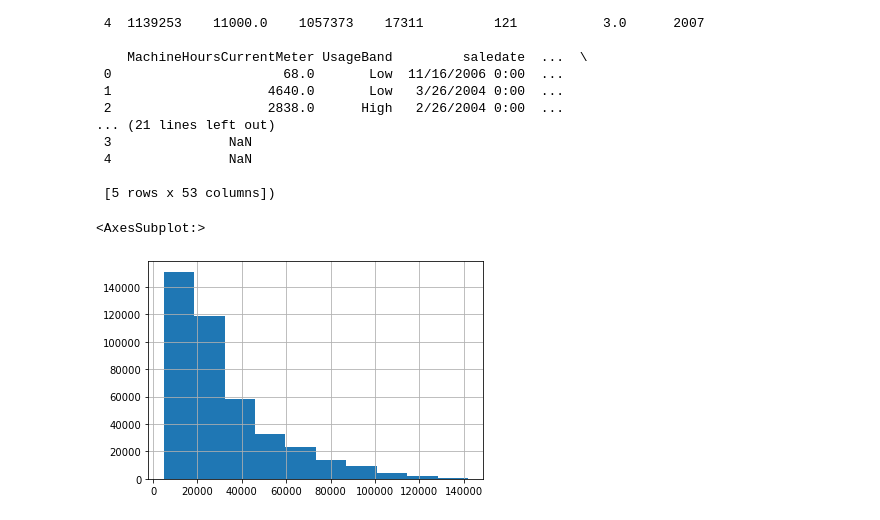
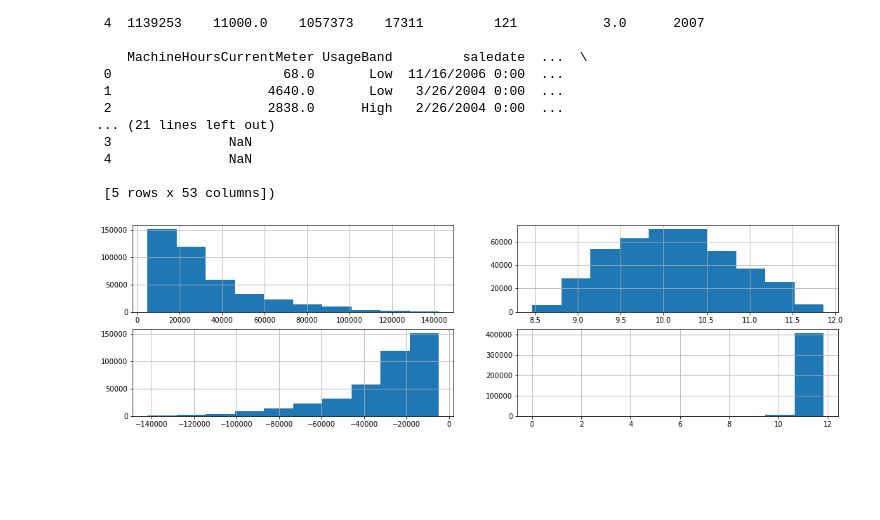
Before and after one commit to alexlewzey/img_factory, a Jupyter notebook: src/tabular_example.ipynb, the cells around one changed output. Drawn from its saved outputs; the diff is of its cells as text; code cells hidden in the pictures; blank space fills up the shorter version.

```diff
--- a/src/tabular_example.ipynb
+++ b/src/tabular_example.ipynb
@@ -198,12 +199,32 @@ df.shape, df.head()
  4               NaN
 
  [5 rows x 53 columns])
+# %%
+sizes = [
+ 'Large / Medium',
+ 'Large',
+ 'Medium',
+ 'Small',
+ 'Mini',
+ 'Compact'
+        ]
+df['ProductSize'] = df['ProductSize'].astype('category')
+df['ProductSize'].cat.set_categories(sizes, ordered=True, inplace=True)
 # %%
-dep_var = 'log_sales_price'
+dep_var = 'log_sale_price'
 # %%
 df[dep_var] = np.log(df['SalePrice'])
+# %%
+df['neg_sale_price'] = df['SalePrice'] * -1
+df['neg_log_sale_price'] = np.log(df['neg_sale_price'] - df['neg_sale_price'].min() + 1)
+# %%
+df = add_datepart(df, 'saledate')
 # %%
-df['SalePrice'].hist()
+fig, ((ax0, ax1), (ax2, ax3)) = plt.subplots(2, 2, figsize=(18, 5))
+df['SalePrice'].hist(ax=ax0)
+df['log_sale_price'].hist(ax=ax1)
+df['neg_sale_price'].hist(ax=ax2)
+df['neg_log_sale_price'].hist(ax=ax3)
+plt.show()
 # %% [output]
-<AxesSubplot:>
-[figure, old version]
+[figure, new version]
```
Also changed, not shown: parts of 37 cells of this notebook, 1 other file.
